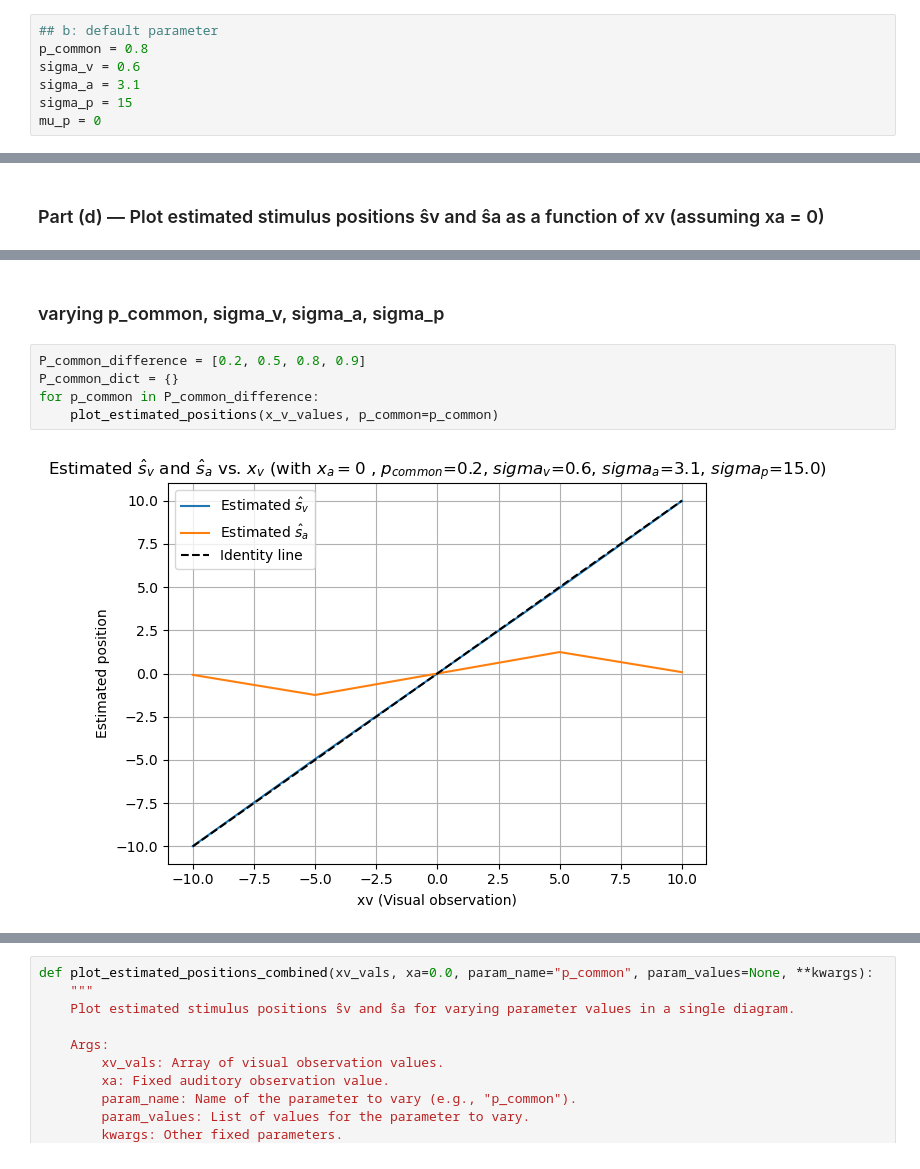
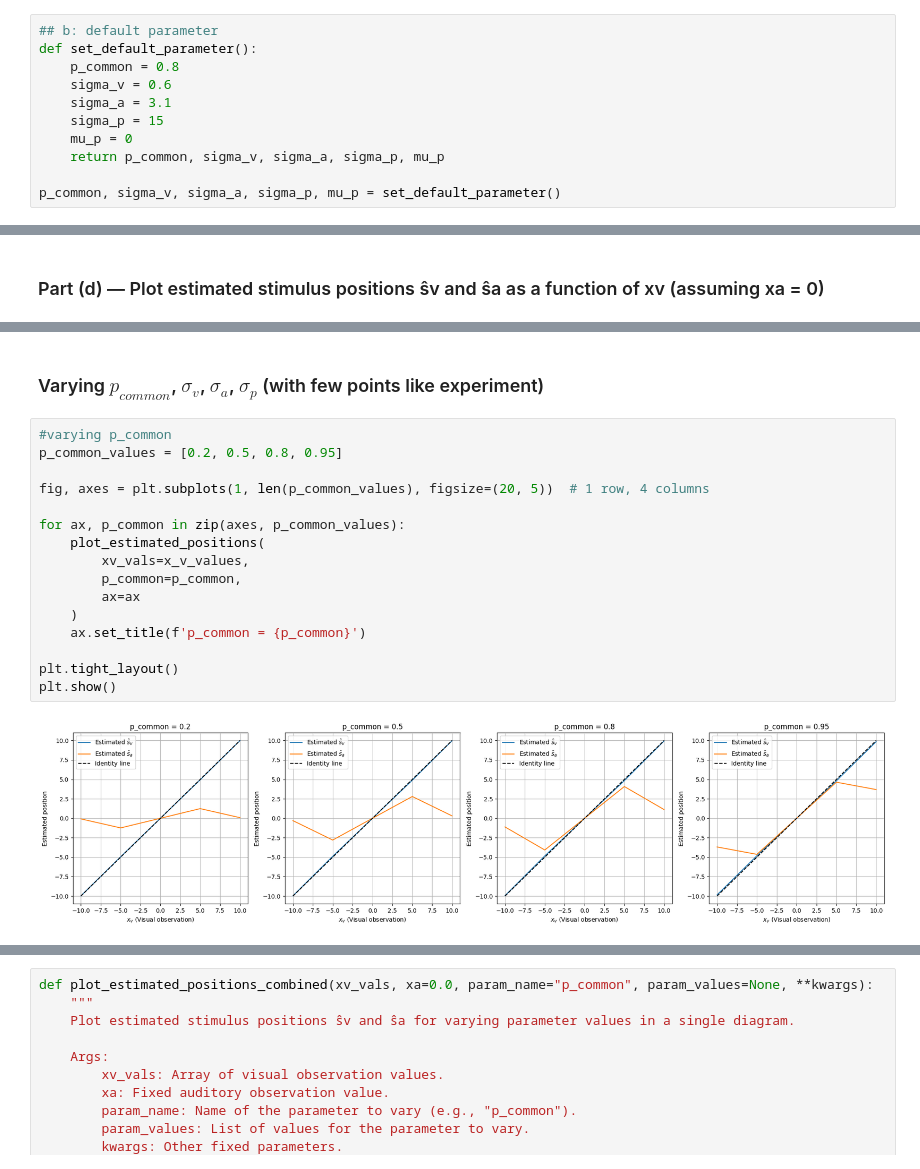
Before and after one commit to Anina2407/Causal-Inference-in-Multisensory-Perception, a Jupyter notebook: msi.ipynb, the cells around one changed output, grey strips where cells are left out. Drawn from its saved outputs; the diff is of its cells as text.

```diff
--- a/msi.ipynb
+++ b/msi.ipynb
@@ -6,11 +6,15 @@ import matplotlib.pyplot as plt
 from scipy.stats import norm
 # %%
 ## b: default parameter
-p_common = 0.8
-sigma_v = 0.6
-sigma_a = 3.1
-sigma_p = 15
-mu_p = 0
+def set_default_parameter():
+    p_common = 0.8
+    sigma_v = 0.6
+    sigma_a = 3.1
+    sigma_p = 15
+    mu_p = 0
+    return p_common, sigma_v, sigma_a, sigma_p, mu_p
+
+p_common, sigma_v, sigma_a, sigma_p, mu_p = set_default_parameter()
 # %%
 def p_given_c1(x_v, x_a, sigma_v=0.6, sigma_a=3.1, sigma_p=15, mu_p=0):
     """
@@ -206,9 +214,20 @@ When xv is far away from zero the estimated positions diverge, i.e. the visual a
 # %% [markdown]
-### varying p_common, sigma_v, sigma_a, sigma_p
+### Varying $p_{{common}}$, $\sigma_v$, $\sigma_a$, $\sigma_p$ (with few points like experiment)
 # %%
-P_common_difference = [0.2, 0.5, 0.8, 0.9]
-P_common_dict = {}
-for p_common in P_common_difference:
-    plot_estimated_positions(x_v_values, p_common=p_common)
+#varying p_common
+p_common_values = [0.2, 0.5, 0.8, 0.95]
+
+fig, axes = plt.subplots(1, len(p_common_values), figsize=(20, 5))  # 1 row, 4 columns
+
+for ax, p_common in zip(axes, p_common_values):
+    plot_estimated_positions(
+        xv_vals=x_v_values,
+        p_common=p_common,
+        ax=ax
+    )
+    ax.set_title(f'p_common = {p_common}')
+
+plt.tight_layout()
+plt.show()
 # %% [output]
-[figure, old version]
+[figure, new version]
```
Also changed, not shown: parts of 19 cells of this notebook.
